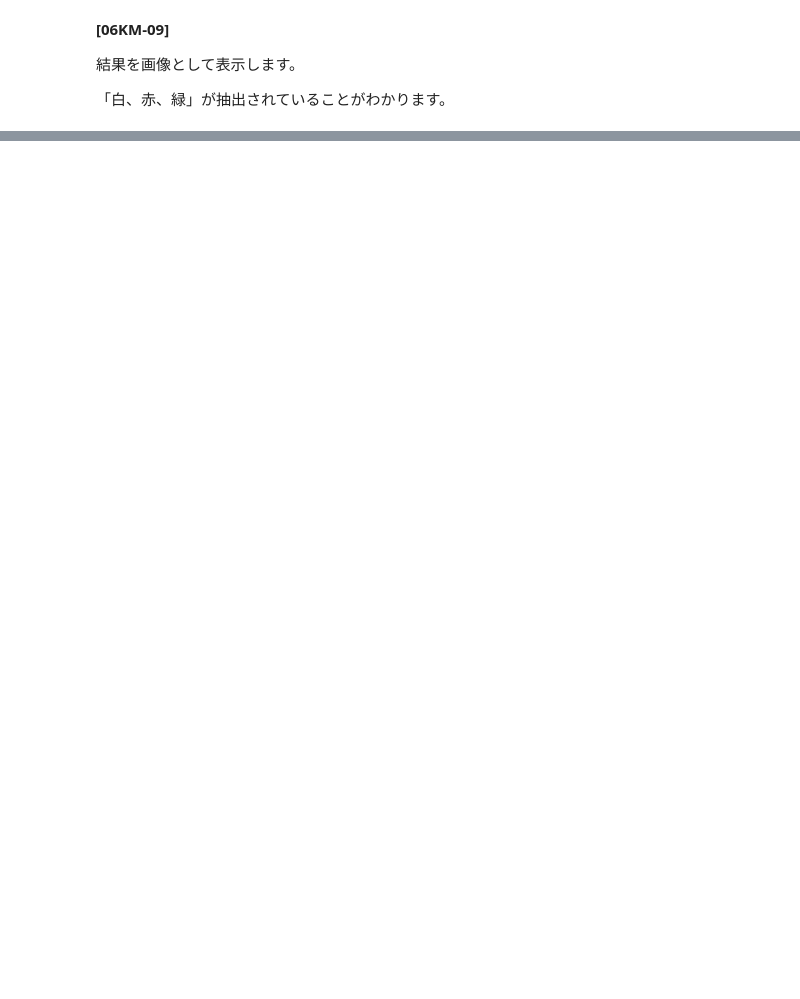
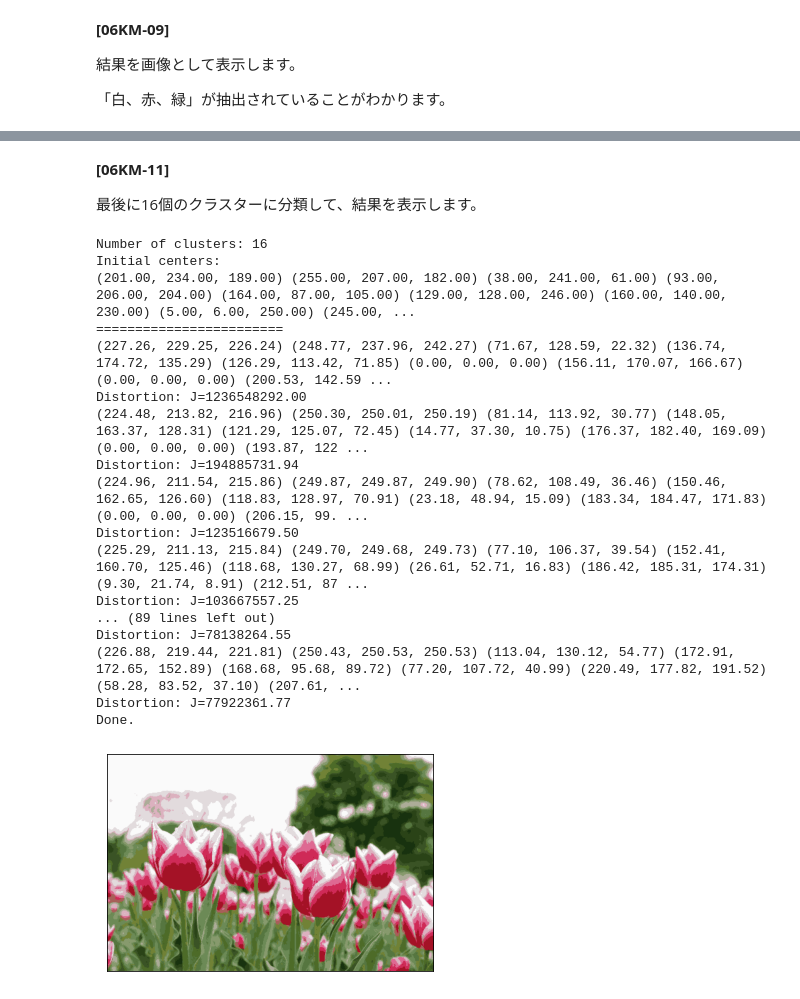
Before and after one commit to enakai00/colab_mlbook, a Jupyter notebook: 06-k_means.ipynb, the cells around one changed output, grey strips where cells are left out. Cells and saved outputs as stored; diff of their text form; code cells hidden in the pictures; blank space fills up the shorter version.

```diff
--- a/06-k_means.ipynb
+++ b/06-k_means.ipynb
@@ -189,0 +229,32 @@ _ = subplot.imshow(im)
+# %% [markdown]
+**[06KM-11]**
+
+最後に16個のクラスターに分類して、結果を表示します。
+# %%
+result = run_kmeans(pixels, 16)
+
+im.putdata(result)
+fig = plt.figure()
+subplot = fig.add_subplot(1, 1, 1)
+subplot.set_xticks([])
+subplot.set_yticks([])
+_ = subplot.imshow(im)
+# %% [output]
+Number of clusters: 16
+Initial centers:
+(201.00, 234.00, 189.00) (255.00, 207.00, 182.00) (38.00, 241.00, 61.00) (93.00, 206.00, 204.00) (164.00, 87.00, 105.00) (129.00, 128.00, 246.00) (160.00, 140.00, 230.00) (5.00, 6.00, 250.00) (245.00, ...
+========================
+(227.26, 229.25, 226.24) (248.77, 237.96, 242.27) (71.67, 128.59, 22.32) (136.74, 174.72, 135.29) (126.29, 113.42, 71.85) (0.00, 0.00, 0.00) (156.11, 170.07, 166.67) (0.00, 0.00, 0.00) (200.53, 142.59 ...
+Distortion: J=1236548292.00
+(224.48, 213.82, 216.96) (250.30, 250.01, 250.19) (81.14, 113.92, 30.77) (148.05, 163.37, 128.31) (121.29, 125.07, 72.45) (14.77, 37.30, 10.75) (176.37, 182.40, 169.09) (0.00, 0.00, 0.00) (193.87, 122 ...
+Distortion: J=194885731.94
+(224.96, 211.54, 215.86) (249.87, 249.87, 249.90) (78.62, 108.49, 36.46) (150.46, 162.65, 126.60) (118.83, 128.97, 70.91) (23.18, 48.94, 15.09) (183.34, 184.47, 171.83) (0.00, 0.00, 0.00) (206.15, 99. ...
+Distortion: J=123516679.50
+(225.29, 211.13, 215.84) (249.70, 249.68, 249.73) (77.10, 106.37, 39.54) (152.41, 160.70, 125.46) (118.68, 130.27, 68.99) (26.61, 52.71, 16.83) (186.42, 185.31, 174.31) (9.30, 21.74, 8.91) (212.51, 87 ...
+Distortion: J=103667557.25
+... (89 lines left out)
+Distortion: J=78138264.55
+(226.88, 219.44, 221.81) (250.43, 250.53, 250.53) (113.04, 130.12, 54.77) (172.91, 172.65, 152.89) (168.68, 95.68, 89.72) (77.20, 107.72, 40.99) (220.49, 177.82, 191.52) (58.28, 83.52, 37.10) (207.61, ...
+Distortion: J=77922361.77
+Done.
+[figure, added]
```
Also changed, not shown: parts of 8 cells of this notebook.
